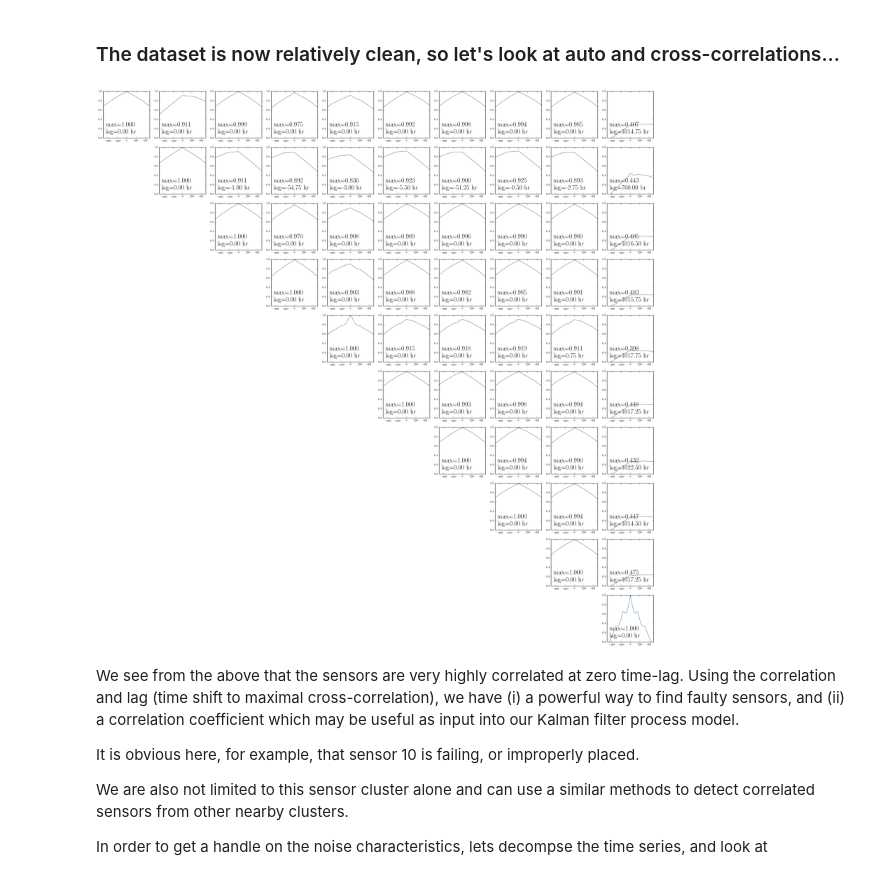
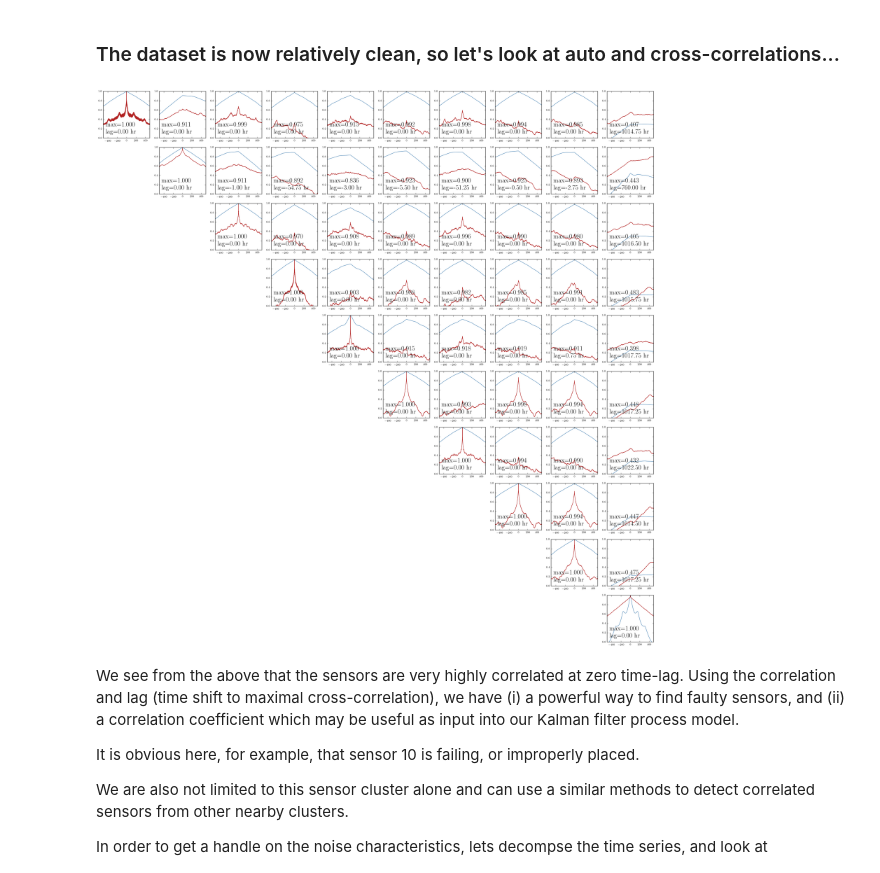
Before and after one commit to erccarls/berkely_snowfall, a Jupyter notebook: Preprocessing.ipynb, the cells around one changed output. Saved outputs shown, nothing was run; the diff lists cells and outputs as text; code cells hidden in the pictures.

Commit message:
Added cross-correlations for original dataset

```diff
--- a/Preprocessing.ipynb
+++ b/Preprocessing.ipynb
@@ -193,31 +193,41 @@ plt.legend(frameon=False)
 # %%
 from scipy import signal
 
 plt.figure(figsize=(30,30))
 for i in range(1,11):
     for j in range(i,11):
         set1 = df_clean_filled['snowdepth_%i'%i].values
         set2 = df_clean_filled['snowdepth_%i'%j].values
 
+        set1_no_clean = np.nan_to_num(df['snowdepth_%i'%i].values)
+        set2_no_clean = np.nan_to_num(df['snowdepth_%i'%j].values)
+
         # Normalize the input vectors
         a = (set1 - mean(set1)) / (std(set1) * len(set1))
         v = (set2 - mean(set2)) /  std(set2)
 
         corr = signal.correlate(a, v, mode='same')
         max_corr = np.max(corr)  # Find maximal correlation
         max_corr_position = np.argmax(corr)-len(a)/2 # Find time lag for maximial cross-correlation
 
+        a_no_clean = (set1_no_clean - mean(set1_no_clean)) / (std(set1_no_clean) * len(set1_no_clean))
+        v_no_clean = (set2_no_clean - mean(set2_no_clean)) /  std(set2_no_clean)
+
+        corr_no_clean = signal.correlate(a_no_clean, v_no_clean, mode='same')
+        max_corr_no_clean = np.max(corr_no_clean)  # Find maximal correlation
+
         # Plotting
         plt.subplot2grid((10,10),(i-1, j-1))
         plt.plot((np.arange(len(corr))-len(a)/2.)/4., corr)
+        plt.plot((np.arange(len(corr_no_clean))-len(a_no_clean)/2.)/4., corr_no_clean, color='firebrick', linestyle='-')
         plt.xlim(-500, 500)
         plt.vlines(len(a)/2, 0, 1, linestyle='--', alpha=.4)
 
         plt.text(.05, .25, 'max=%1.3f'%max_corr, transform=plt.gca().transAxes, fontsize=20)
         plt.text(.05, .1, 'lag=%1.2f hr'%(max_corr_position/4.), transform=plt.gca().transAxes, fontsize=20)
         plt.ylim(0,1)
 # %% [output]
-[figure, old version]
+[figure, new version]
 # %% [markdown]
 We see from the above that the sensors are very highly correlated at zero time-lag.  Using the correlation and lag (time shift to maximal cross-correlation), we have (i) a powerful way to find faulty sensors, and (ii) a correlation coefficient which may be useful as input into our Kalman filter process model.
 
```
Also changed, not shown: 1 other file.
